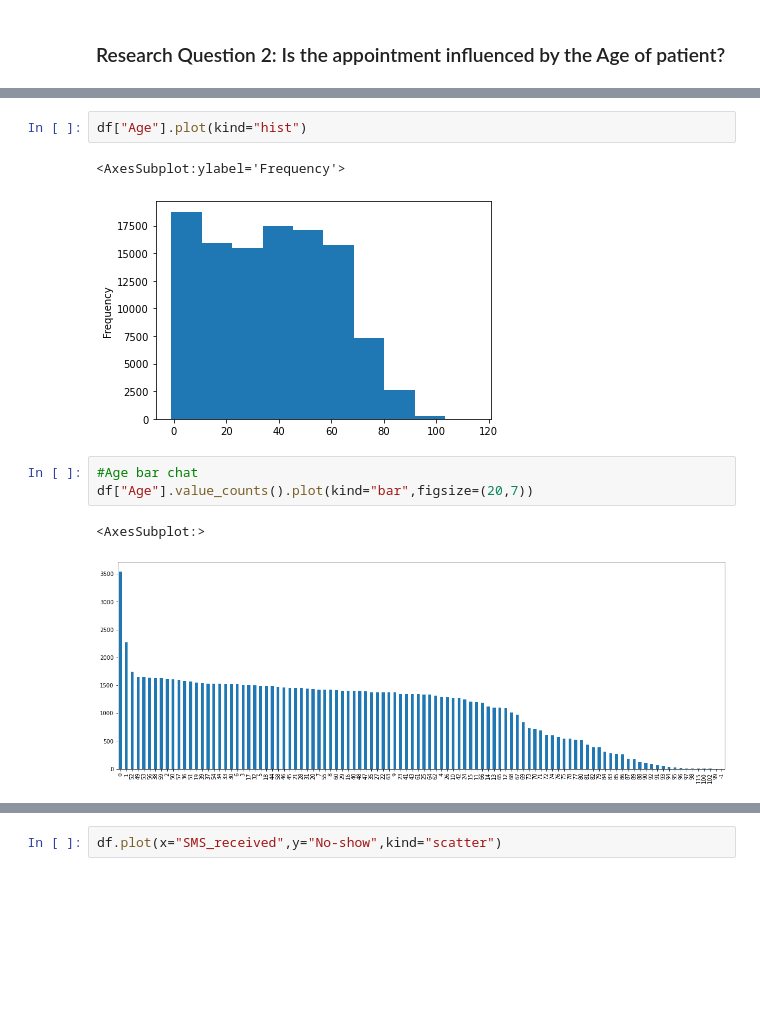
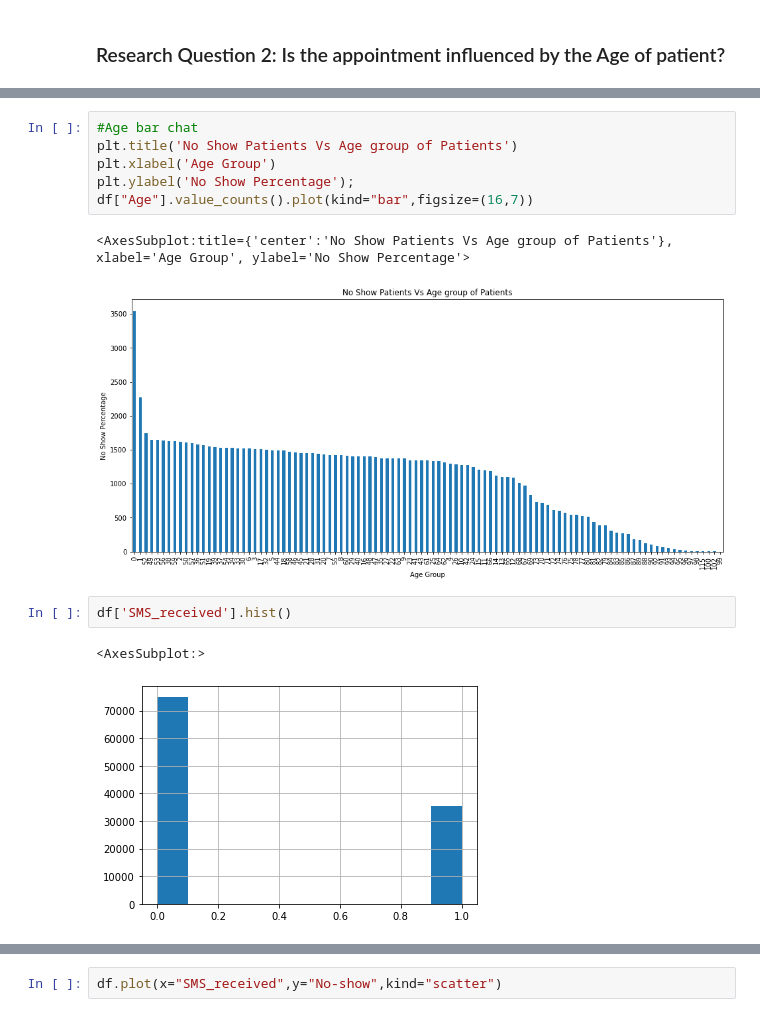
Before and after one commit to iampeterndumba/Investigate-a-Dataset--Medical-Appointment-No-Shows, a Jupyter notebook: Investigate a Dataset/investigate-a-dataset.ipynb, the cells around one changed output, grey strips where cells are left out. Cells and saved outputs as stored; diff of their text form; blank space fills up the shorter version.

```diff
--- a/Investigate a Dataset/investigate-a-dataset.ipynb
+++ b/Investigate a Dataset/investigate-a-dataset.ipynb
@@ -180,11 +211,14 @@ array([[<AxesSubplot:title={'center':'Age'}>]], dtype=object)
+# %%
+#Age bar chat
+plt.title('No Show Patients Vs Age group of Patients')
+plt.xlabel('Age Group')
+plt.ylabel('No Show Percentage');
+df["Age"].value_counts().plot(kind="bar",figsize=(16,7))
+# %% [output]
+<AxesSubplot:title={'center':'No Show Patients Vs Age group of Patients'}, xlabel='Age Group', ylabel='No Show Percentage'>
+[figure, added]
 # %%
-df["Age"].plot(kind="hist")
+df['SMS_received'].hist()
 # %% [output]
-<AxesSubplot:ylabel='Frequency'>
+<AxesSubplot:>
-[figure, old version]
+[figure, new version]
-# %%
-#Age bar chat
-df["Age"].value_counts().plot(kind="bar",figsize=(20,7))
-# %% [output]
-<AxesSubplot:>
-[figure, removed]
```
Also changed, not shown: parts of 22 cells of this notebook.
